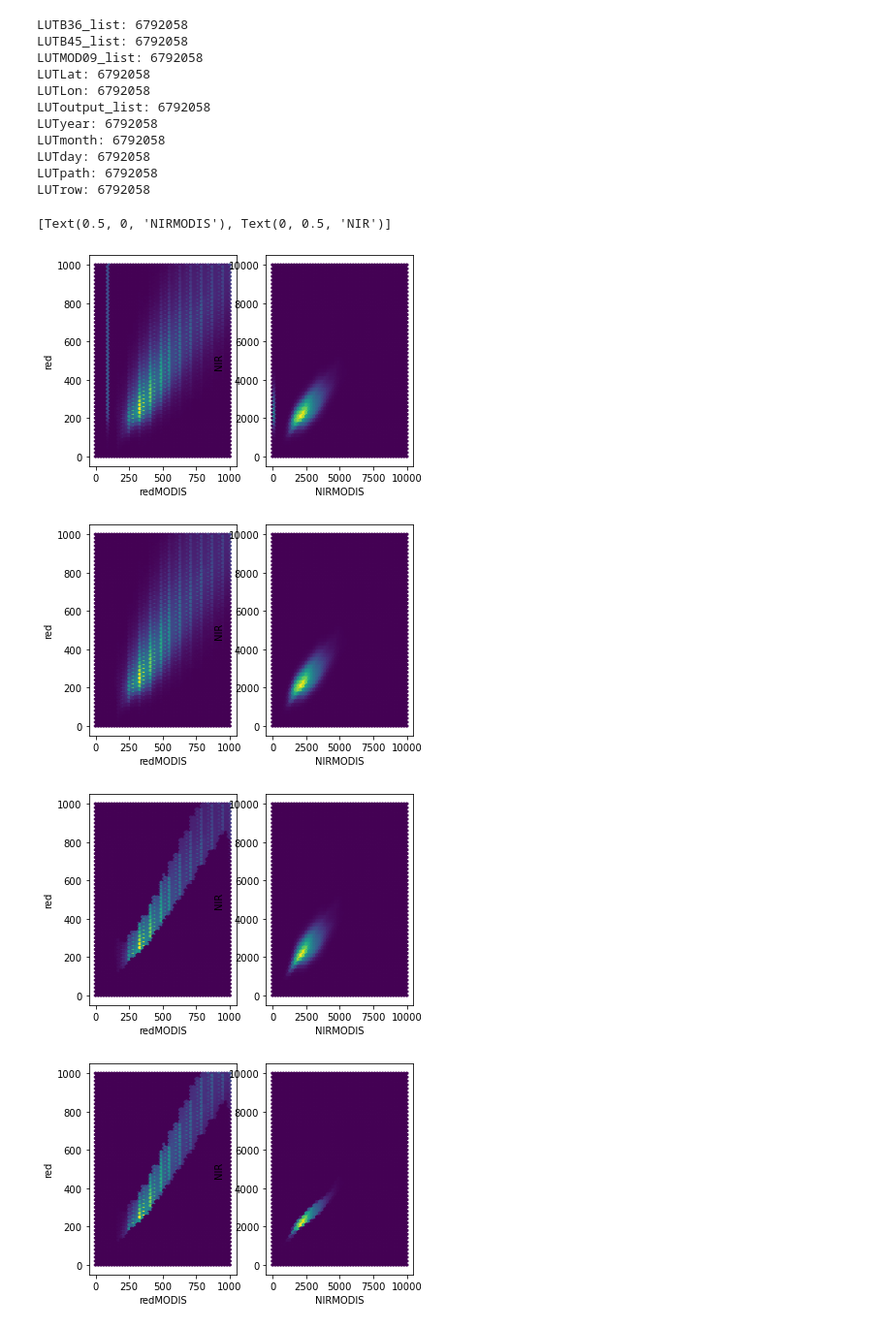
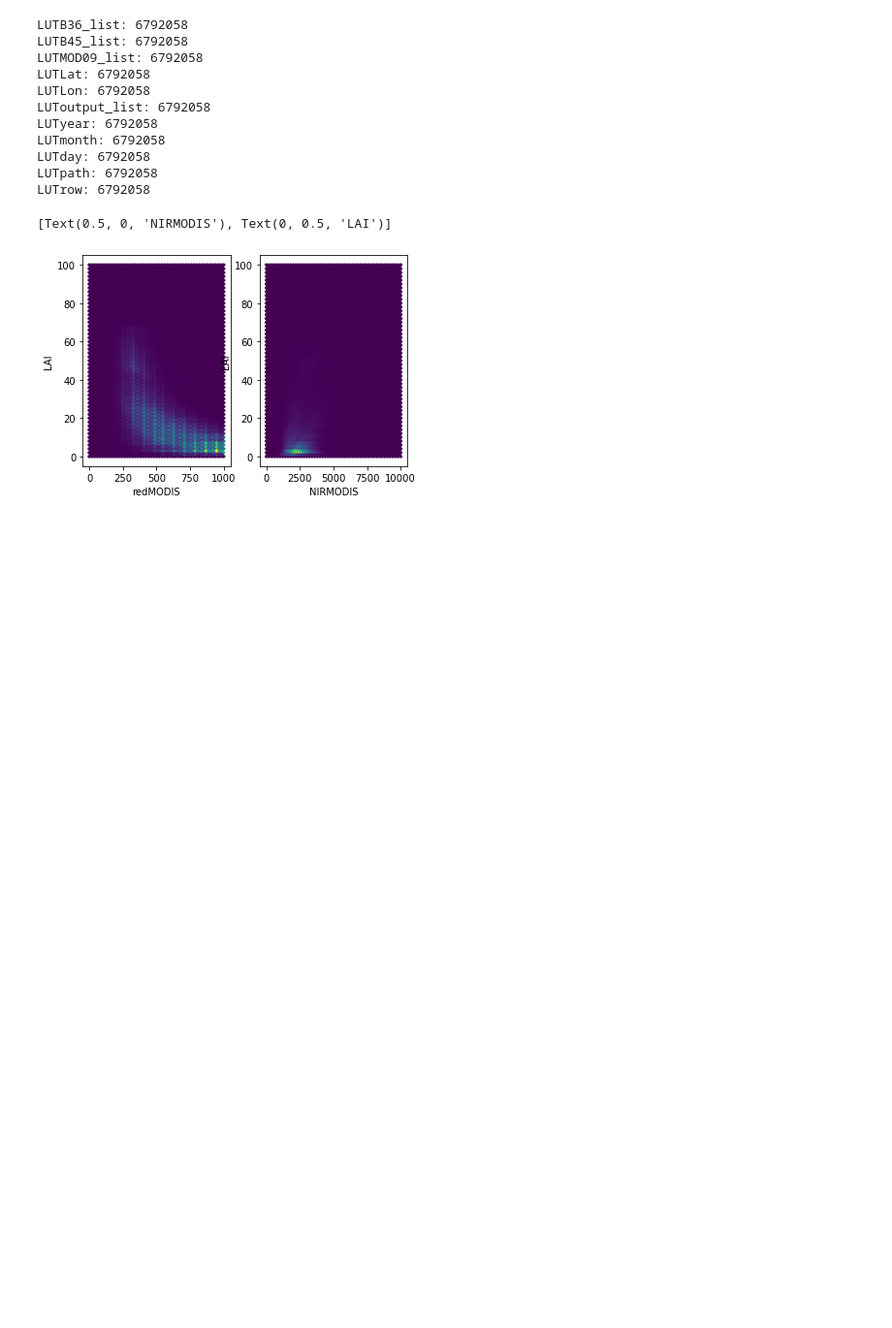
Before and after one commit to rfernand387/MOD15-Landsat, a Jupyter notebook: code/MODISLANDSATsolution.ipynb, the cells around one changed output. Shown at 97% size. Drawn from its saved outputs; the diff is of its cells as text; code cells hidden in the pictures; blank space fills up the shorter version.

```diff
--- a/code/MODISLANDSATsolution.ipynb
+++ b/code/MODISLANDSATsolution.ipynb
@@ -177,36 +181,40 @@ fig, (ax1, ax2) = plt.subplots(1,2)
 ax1.hexbin(unsatDF_NA['redMODIS'],unsatDF_NA['red'], gridsize=(50,50), extent=(0,1000,0,1000))
 ax1.set(xlabel='redMODIS', ylabel='red')
 ax2.hexbin(unsatDF_NA['NIRMODIS'],unsatDF_NA['NIR'], gridsize=(50,50), extent=(0,10000,0,10000))
 ax2.set(xlabel='NIRMODIS', ylabel='NIR')
 
 # threshold based on red MODIS
 trimSample = unsatDF_NA.drop(unsatDF_NA.loc[(unsatDF_NA['redMODIS']<100)].index.values)
 fig, (ax1, ax2) = plt.subplots(1,2)
 ax1.hexbin(trimSample['redMODIS'],trimSample['red'], gridsize=(50,50), extent=(0,1000,0,1000))
 ax1.set(xlabel='redMODIS', ylabel='red')
 ax2.hexbin(trimSample['NIRMODIS'],trimSample['NIR'], gridsize=(50,50), extent=(0,10000,0,10000))
 ax2.set(xlabel='NIRMODIS', ylabel='NIR')
 
 
 # trim based on red
 trimSample = trimDF(trimSample,'redMODIS','red',[10,90],np.arange(0.0,1000.0,10),np.arange(0,1000,10)*0+20)
 fig, (ax1, ax2) = plt.subplots(1,2)
 ax1.hexbin(trimSample['redMODIS'],trimSample['red'], gridsize=(50,50), extent=(0,1000,0,1000))
 ax1.set(xlabel='redMODIS', ylabel='red')
 ax2.hexbin(trimSample['NIRMODIS'],trimSample['NIR'], gridsize=(50,50), extent=(0,10000,0,10000))
 ax2.set(xlabel='NIRMODIS', ylabel='NIR')
 
 #trim based on nir
 trimSample = trimDF(trimSample,'NIRMODIS','NIR',[10,90],np.arange(0.0,10000.0,100),np.arange(0,10000,100)*0+200)
 fig, (ax1, ax2) = plt.subplots(1,2)
 ax1.hexbin(trimSample['redMODIS'],trimSample['red'], gridsize=(50,50), extent=(0,1000,0,1000))
 ax1.set(xlabel='redMODIS', ylabel='red')
 ax2.hexbin(trimSample['NIRMODIS'],trimSample['NIR'], gridsize=(50,50), extent=(0,10000,0,10000))
 ax2.set(xlabel='NIRMODIS', ylabel='NIR')
+
+#trim based on nir
+fig, (ax1, ax2) = plt.subplots(1,2)
+ax1.hexbin(trimSample['redMODIS'],trimSample['LAI'], gridsize=(50,50), extent=(0,1000,0,100))
+ax1.set(xlabel='redMODIS', ylabel='LAI')
+ax2.hexbin(trimSample['NIRMODIS'],trimSample['LAI'], gridsize=(50,50), extent=(0,10000,0,100))
+ax2.set(xlabel='NIRMODIS', ylabel='LAI')
 # %% [output]
-[Text(0.5, 0, 'NIRMODIS'), Text(0, 0.5, 'NIR')]
+[Text(0.5, 0, 'NIRMODIS'), Text(0, 0.5, 'LAI')]
-[figure, old version]
+[figure, new version]
-[figure, removed]
-[figure, removed]
-[figure, removed]
 # %%
```
Also changed, not shown: parts of 3 cells of this notebook.
